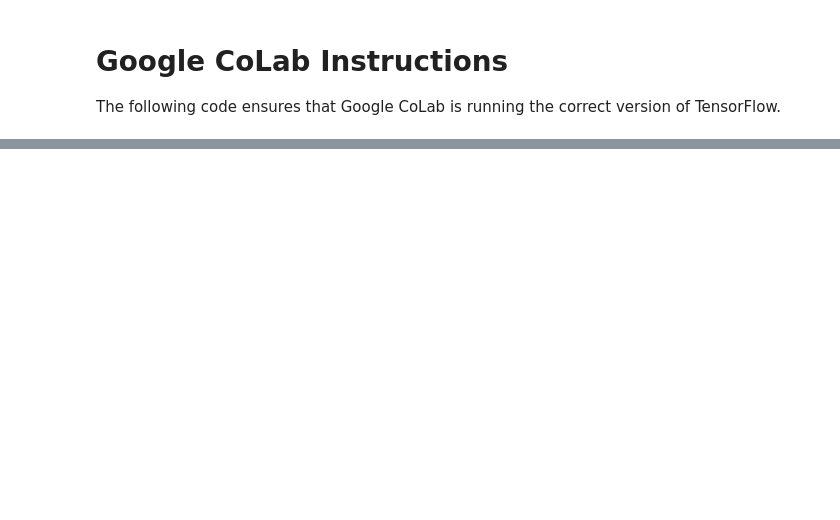
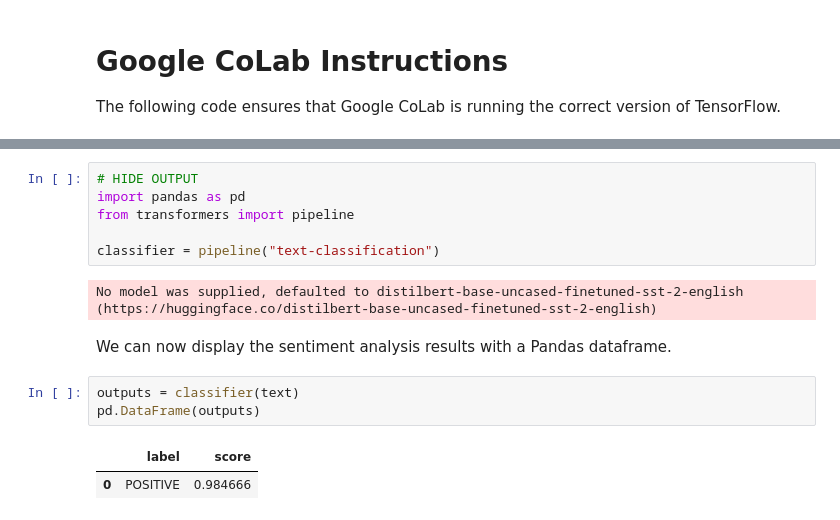
Before and after one commit to jeffheaton/app_deep_learning, a Jupyter notebook: t81_558_class_11_1_huggingface.ipynb, the cells around one changed output, grey strips where cells are left out. Drawn from its saved outputs; the diff is of its cells as text; blank space fills up the shorter version.

```diff
--- a/t81_558_class_11_1_huggingface.ipynb
+++ b/t81_558_class_11_1_huggingface.ipynb
@@ -35,0 +87,16 @@ This information is coming soon!
+# %%
+# HIDE OUTPUT
+import pandas as pd
+from transformers import pipeline
+
+classifier = pipeline("text-classification")
+# %% [output]
+No model was supplied, defaulted to distilbert-base-uncased-finetuned-sst-2-english (https://huggingface.co/distilbert-base-uncased-finetuned-sst-2-english)
+# %% [markdown]
+We can now display the sentiment analysis results with a Pandas dataframe.
+# %%
+outputs = classifier(text)
+pd.DataFrame(outputs)
+# %% [output]
+|  | label | score |
+| 0 | POSITIVE | 0.984666 |
```
Also changed, not shown: parts of 31 cells of this notebook, 8 other files.
